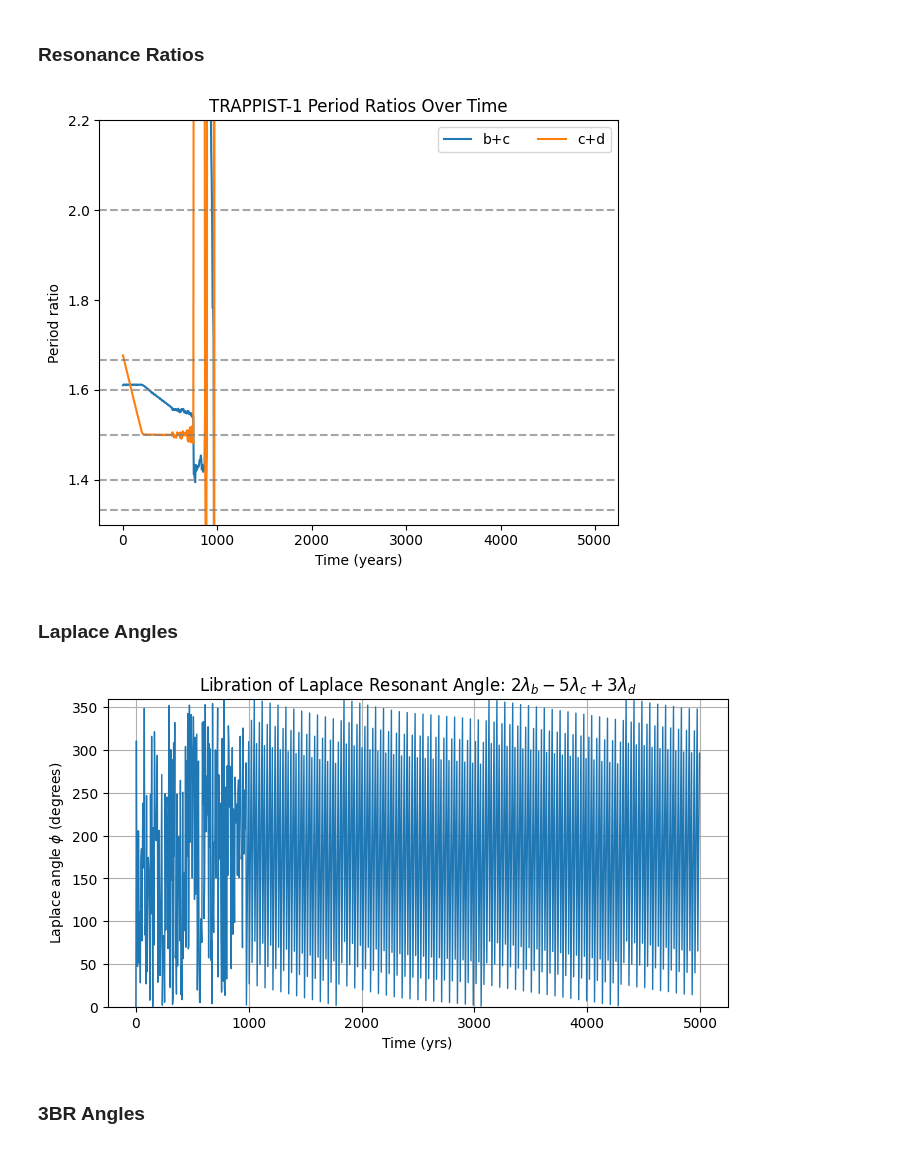
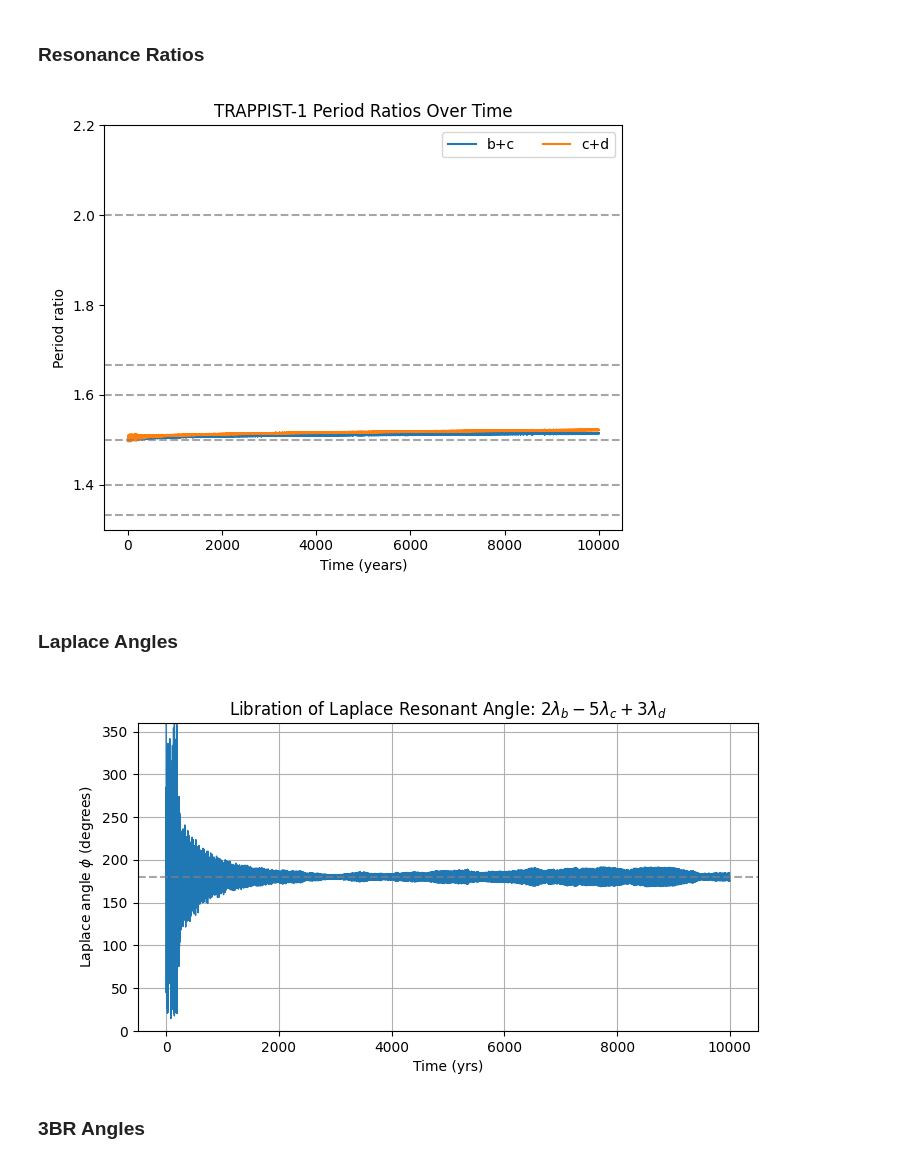
Before and after one commit to dchen10Git/uchi-exoplanets-2025, a Jupyter notebook: trappist1_migration.ipynb, the cells around one changed output. Cells and saved outputs as stored; diff of their text form; code cells hidden in the pictures.

```diff
--- a/trappist1_migration.ipynb
+++ b/trappist1_migration.ipynb
@@ -21,8 +21,13 @@ sim.random_seed = 13741154 # for reproducibility
 # Add the star
 sim.add(m=0.09)
 
-# Define planet masses (converted to Msun), semi‐major axes (AU), and eccentricities
-masses = np.array([1.374, 1.308, 0.388, 0.692, 1.039, 1.321, 0.326]) * 3.003e-6
+# Define planet radii
+r_earth = 4.264e-5
+radii = np.array([1.116, 1.097, 0.788, 0.920, 1.045, 1.129, 0.755]) * r_earth
+
+# Define planet masses
+m_earth = 3.003e-6 # in solar masses
+masses = np.array([1.374, 1.308, 0.388, 0.692, 1.039, 1.321, 0.326]) * m_earth
 
 # Observed a values
 # a0 = np.array([1.154, 1.580, 2.227, 2.925, 3.849, 4.683, 6.189]) * 0.01
@@ -33,11 +38,26 @@ masses = np.array([1.374, 1.308, 0.388, 0.692, 1.039, 1.321, 0.326]) * 3.003e-6
 # e0 = np.array([0.004, 0.002, 0.006, 0.0065, 0.009, 0.004, 0.0035])
 
 # b/c/d Laplace resonance
+
 masses = masses[0:3] # limit to b/c/d
-a0 = np.array([1.15, 1.58, 2.23]) * 0.01
-e0 = np.array([0, 0, 0])
+num_planets = len(masses)
 
-num_planets = len(masses)
+a_b = 0.045 # starting semimajor axis for planet b
+P_b = a_b**(3/2)
+P0 = np.array([P_b, P_b*1.5, P_b*2.25]) # start b/c/d in 3:2 and 3:2
+a0 = P0**(2/3)
+e0 = np.array([0.004, 0.002, 0.006])
+M = np.array([0, 0, np.pi/3]) # set mean anomalies (proxy for lambda) so that they are in
+                 # Laplace resonance with libration angle 180
+
+# Add planets
+for i in range(3): # b/c/d only
+    sim.add(m=masses[i], a=a0[i], e=e0[i])
+
+sim.move_to_com()
+
+# Move to center of momentum
+ps = sim.particles
 # %% [markdown]
 ### Disk Parameters
 From Huang & Ormel (2022):
@@ -50,9 +70,9 @@ Depending on the model, the parameters are changed.
 - In the `dCcgI` model, $r_c = 0.023$ (observed location of planet d).
 # %%
 # Free parameters
-tau_a_earth = 10e3
+tau_a_earth = 5e3
 C_e = 0.1
-r_c = 0.02
+r_c = 0.013
 A_a = 50
 A_e = 1
 
@@ -463,7 +496,7 @@ plt.show()
 plt.figure(figsize=(6,5))
 labels = [f"{chr(98+j-1)}+{chr(98+j)}" for j in range(1, num_planets)]  # b,c,d,...
 for j in range(num_planets-1):
-    plt.plot(stage_i_times, P_ratios[j], label=labels[j])
+    plt.plot(times, data["P_ratio"][j], label=labels[j])
 
 # Add horizontal lines for nearby resonances
 resonances = [2, 8/5, 7/5, 5/3, 3/2, 4/3]
@@ -482,20 +515,21 @@ plt.legend(ncol=2)
 plt.tight_layout()
 plt.show()
 # %% [output]
-[figure, old version]
+[figure, new version]
 # %% [markdown]
 ### Laplace Angles
 # %%
 plt.figure(figsize=(8,4))
-plt.plot(stage_i_times, np.rad2deg(phi_vals), lw=1)
+plt.plot(times, np.rad2deg(data["phi"]), lw=1)
+plt.axhline(180, color='gray', ls='--', alpha=0.7)
 plt.xlabel("Time (yrs)")
 plt.ylabel("Laplace angle $\phi$ (degrees)")
 plt.title("Libration of Laplace Resonant Angle: $2\lambda_b - 5\lambda_c + 3\lambda_d$")
 plt.ylim(0,360)
 plt.grid(True)
 plt.show()
 # %% [output]
-[figure, old version]
+[figure, new version]
 # %% [markdown]
 ### 3BR Angles
 # %%
```
Also changed, not shown: parts of 16 cells of this notebook, 2 other files.
